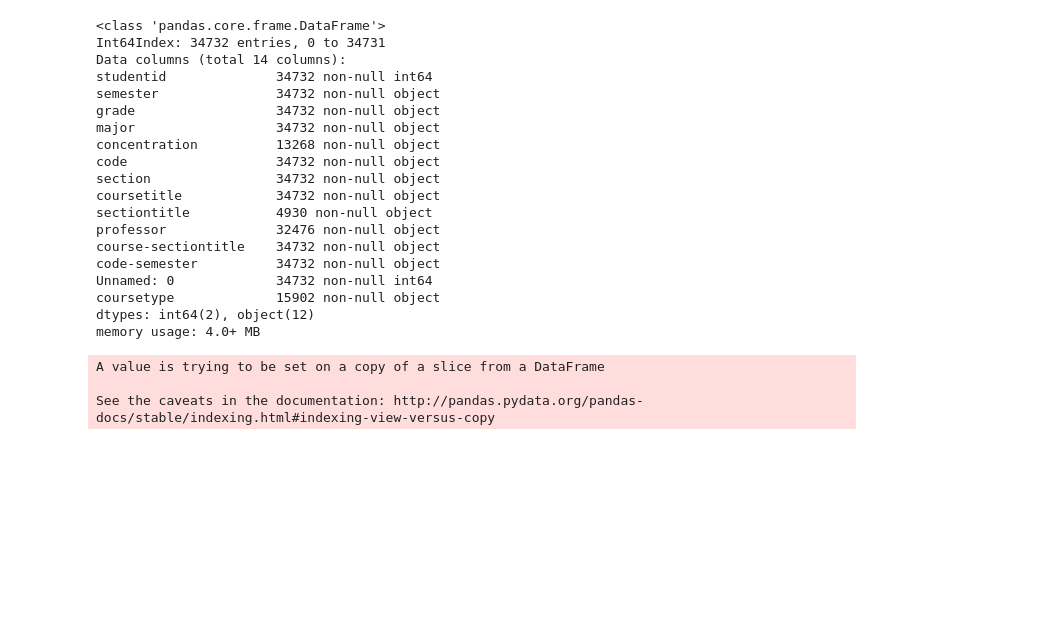
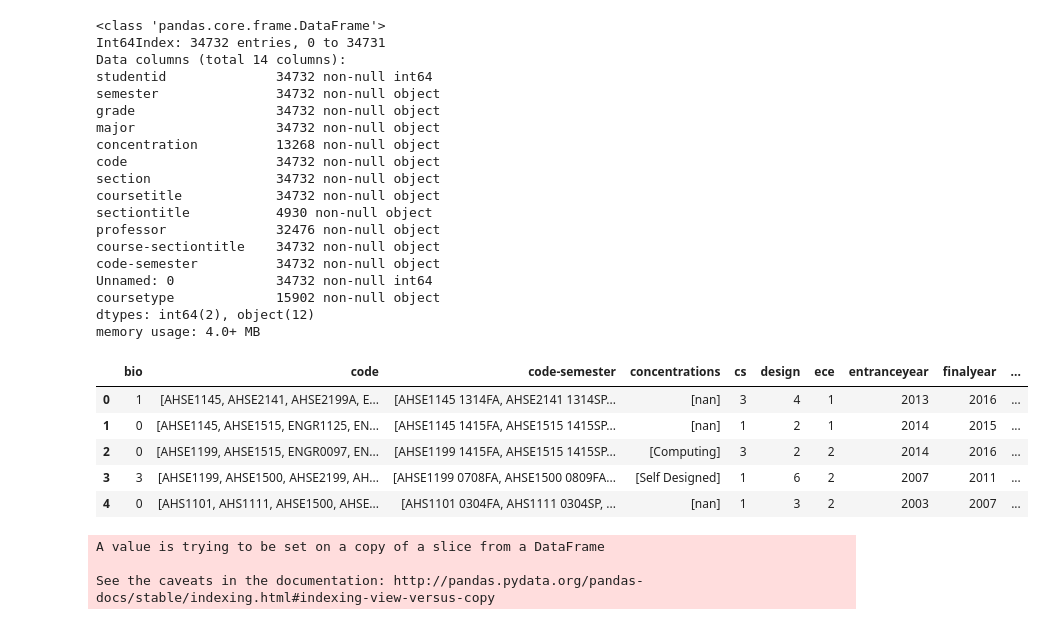
Before and after one commit to idgetto/DataScienceFinalProject, a Jupyter notebook: cleaning/student.ipynb, the cells around one changed output. Drawn from its saved outputs; the diff is of its cells as text; code cells hidden in the pictures; blank space fills up the shorter version.

```diff
--- a/cleaning/student.ipynb
+++ b/cleaning/student.ipynb
@@ -168,5 +188,14 @@ def last_element(element):
 student['finalmajor'] = student['majors'].apply(last_element)
 student['finalconcentration'] = student['concentrations'].apply(last_element)
+# %%
+student.head()
+# %% [output]
+|  | bio | code | code-semester | concentrations | cs | design | ece | entranceyear | finalyear | ... |
+| 0 | 1 | [AHSE1145, AHSE2141, AHSE2199A, E... | [AHSE1145 1314FA, AHSE2141 1314SP... | [nan] | 3 | 4 | 1 | 2013 | 2016 | ... |
+| 1 | 0 | [AHSE1145, AHSE1515, ENGR1125, EN... | [AHSE1145 1415FA, AHSE1515 1415SP... | [nan] | 1 | 2 | 1 | 2014 | 2015 | ... |
+| 2 | 0 | [AHSE1199, AHSE1515, ENGR0097, EN... | [AHSE1199 1415FA, AHSE1515 1415SP... | [Computing] | 3 | 2 | 2 | 2014 | 2016 | ... |
+| 3 | 3 | [AHSE1199, AHSE1500, AHSE2199, AH... | [AHSE1199 0708FA, AHSE1500 0809FA... | [Self Designed] | 1 | 6 | 2 | 2007 | 2011 | ... |
+| 4 | 0 | [AHS1101, AHS1111, AHSE1500, AHSE... | [AHS1101 0304FA, AHS1111 0304SP, ... | [nan] | 1 | 3 | 2 | 2003 | 2007 | ... |
 # %%
 import numpy as np
 for i in student.index:
```
Also changed, not shown: parts of 7 cells of this notebook, 6 other files.
